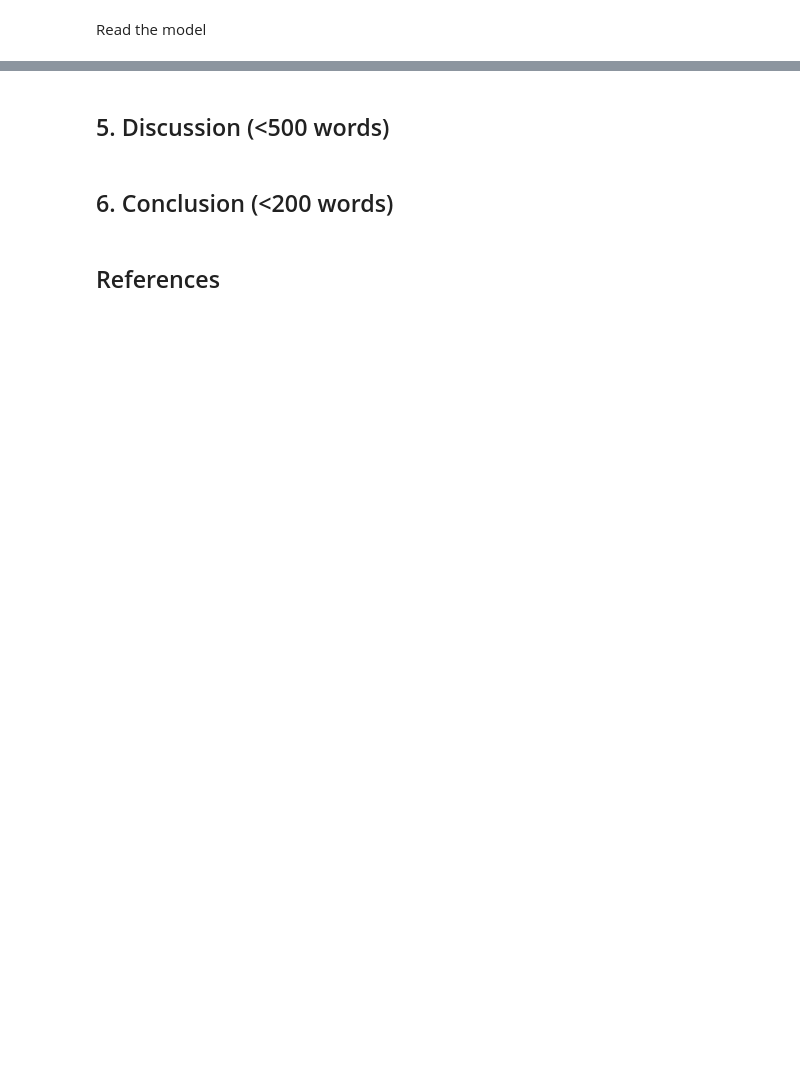
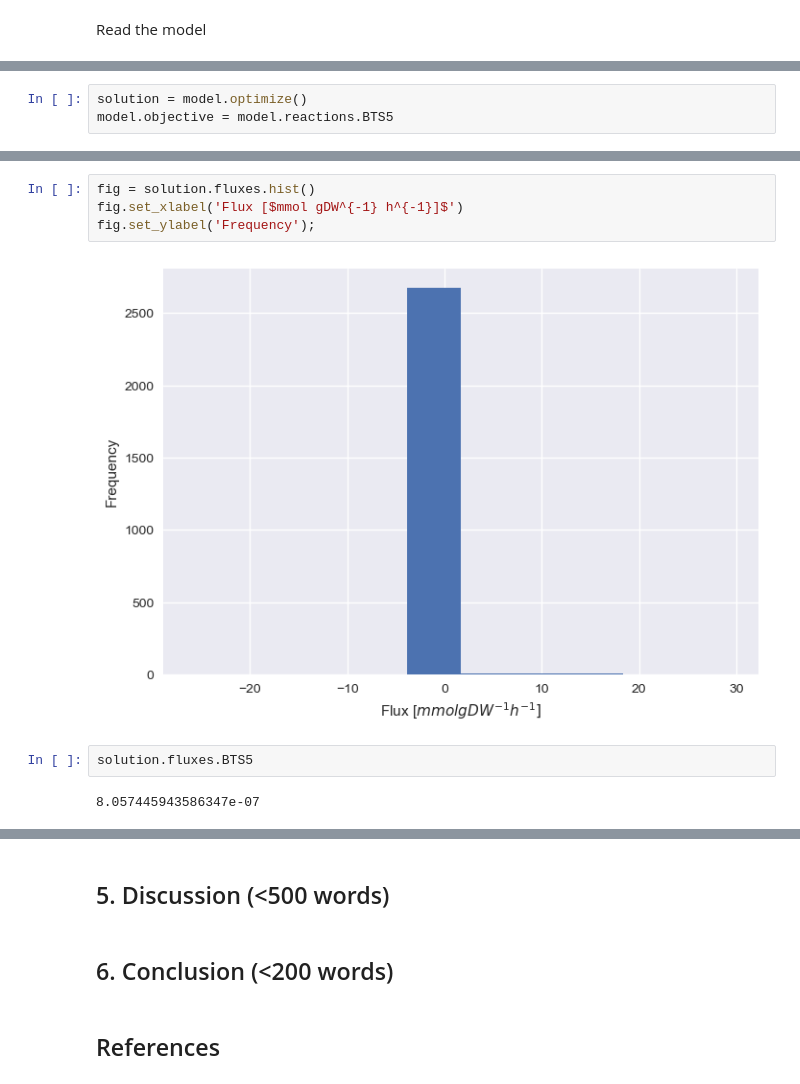
Before and after one commit to 27410/group-assingment-team-3, a Jupyter notebook: Report.ipynb, the cells around one changed output, grey strips where cells are left out. Cells and saved outputs as stored; diff of their text form; blank space fills up the shorter version.

```diff
--- a/Report.ipynb
+++ b/Report.ipynb
@@ -71,0 +93,3 @@ model = read_sbml_model('data/iML1515.xml')
+# %%
+solution = model.optimize()
+model.objective = model.reactions.BTS5
@@ -71,0 +113,10 @@ model = read_sbml_model('data/iML1515.xml')
+# %%
+fig = solution.fluxes.hist()
+fig.set_xlabel('Flux [$mmol gDW^{-1} h^{-1}]$')
+fig.set_ylabel('Frequency');
+# %% [output]
+[figure, added]
+# %%
+solution.fluxes.BTS5
+# %% [output]
+8.057445943586347e-07
```
Also changed, not shown: parts of 12 cells of this notebook.
